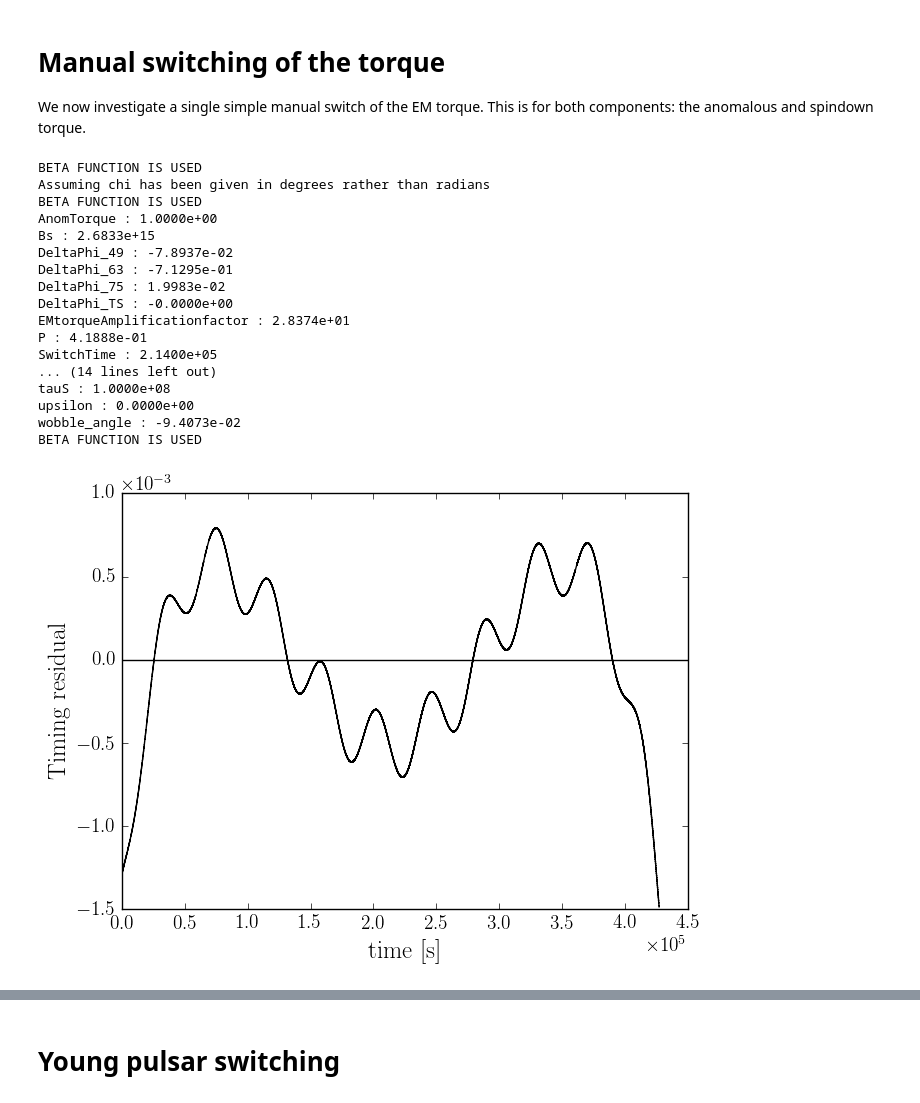
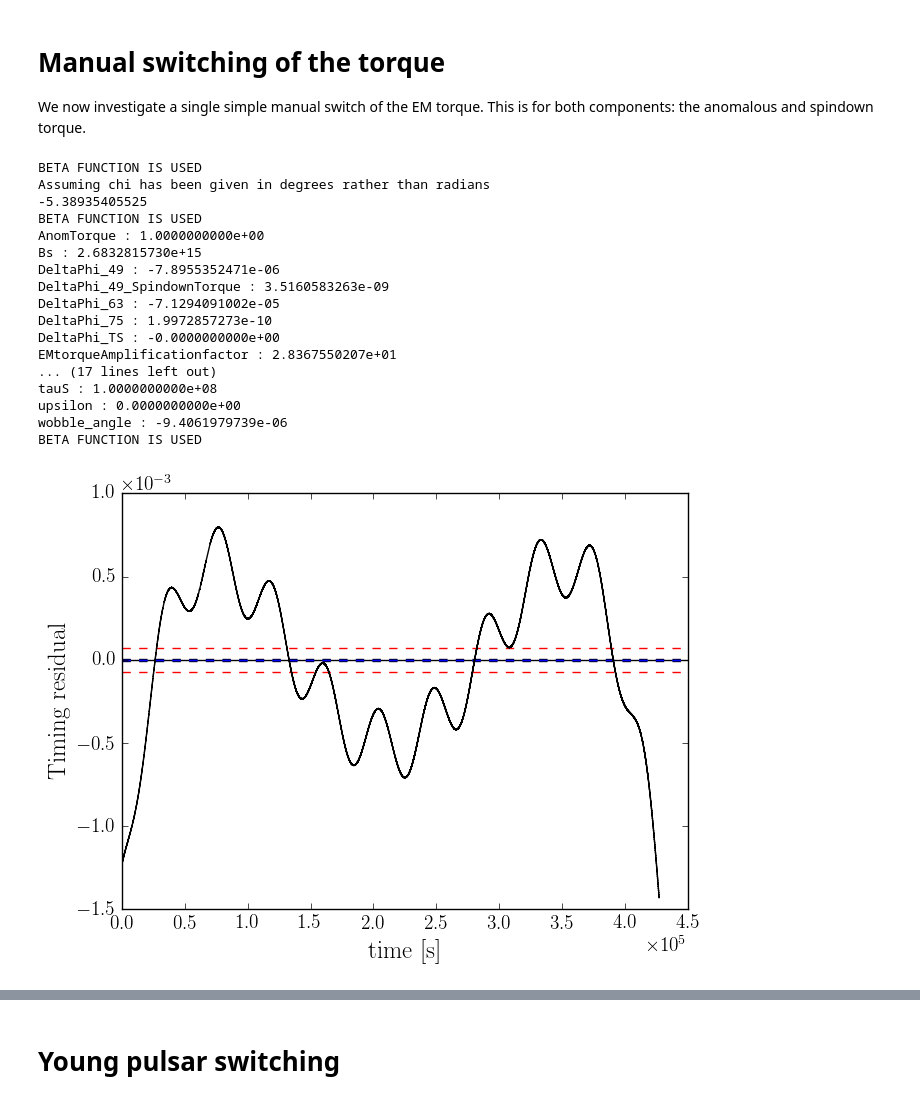
Before and after one commit to GregoryAshton/neutron_star_modelling, a Jupyter notebook: TimingResiduals/ManualSwitching.ipynb, the cells around one changed output, grey strips where cells are left out. Drawn from its saved outputs; the diff is of its cells as text; code cells hidden in the pictures.

Commit message:
Improvements to parameter dictionary and the switching study

```diff
--- a/TimingResiduals/ManualSwitching.ipynb
+++ b/TimingResiduals/ManualSwitching.ipynb
@@ -17,47 +17,48 @@ from nsmod import Plot, File_Functions, Model, Physics_Functions
 # Parameters
 chi0 = 49.99
 epsI3 = 1e-5
 epsA = 2e-6
 omega0 = 1.5e1
 tauP = 2 * np.pi/(epsI3 * omega0)
 T = 10.2 * tauP
 
 upsilon = 0.0
 SwitchTime = T/2.
 
 # Set it to minimal precession
 beta = np.degrees(Physics_Functions.Beta_Function(epsI3, epsA, chi0))
-a0 = beta
+print beta
+a0 = beta * 1.0001
 
 # Simulation parameters
 n = 100000
 error = 1e-12
 
 file_name = main(chi0=chi0, epsI3=epsI3, epsA=epsA, omega0=omega0, T=T,
                  n=n, error=error, a0=a0, cleanup=False, DryRun=False,
                  SwitchTime=SwitchTime, upsilon=upsilon)
 
 File_Functions.PrintParameterDictionary(file_name)
 
-ax1 = Plot.timing_residual(file_name, analytic=False)
-leg = plt.legend()
+ax1 = Plot.timing_residual(file_name, analytic=True)
+plt.savefig("/home/greg/Desktop/figure_3.pdf")
 plt.show()
 # %% [output]
 BETA FUNCTION IS USED
 Assuming chi has been given in degrees rather than radians
+-5.38935405525
 BETA FUNCTION IS USED
-AnomTorque : 1.0000e+00
-Bs : 2.6833e+15
-DeltaPhi_49 : -7.8937e-02
-DeltaPhi_63 : -7.1295e-01
-DeltaPhi_75 : 1.9983e-02
-DeltaPhi_TS : -0.0000e+00
-EMtorqueAmplificationfactor : 2.8374e+01
-P : 4.1888e-01
-SwitchTime : 2.1400e+05
-... (14 lines left out)
-tauS : 1.0000e+08
-upsilon : 0.0000e+00
-wobble_angle : -9.4073e-02
+AnomTorque : 1.0000000000e+00
+Bs : 2.6832815730e+15
+DeltaPhi_49 : -7.8955352471e-06
+DeltaPhi_49_SpindownTorque : 3.5160583263e-09
+DeltaPhi_63 : -7.1294091002e-05
+DeltaPhi_75 : 1.9972857273e-10
+DeltaPhi_TS : -0.0000000000e+00
+EMtorqueAmplificationfactor : 2.8367550207e+01
+... (17 lines left out)
+tauS : 1.0000000000e+08
+upsilon : 0.0000000000e+00
+wobble_angle : -9.4061979739e-06
 BETA FUNCTION IS USED
-[figure, old version]
+[figure, new version]
```
Also changed, not shown: parts of 1 cell of this notebook, 1 other file.
